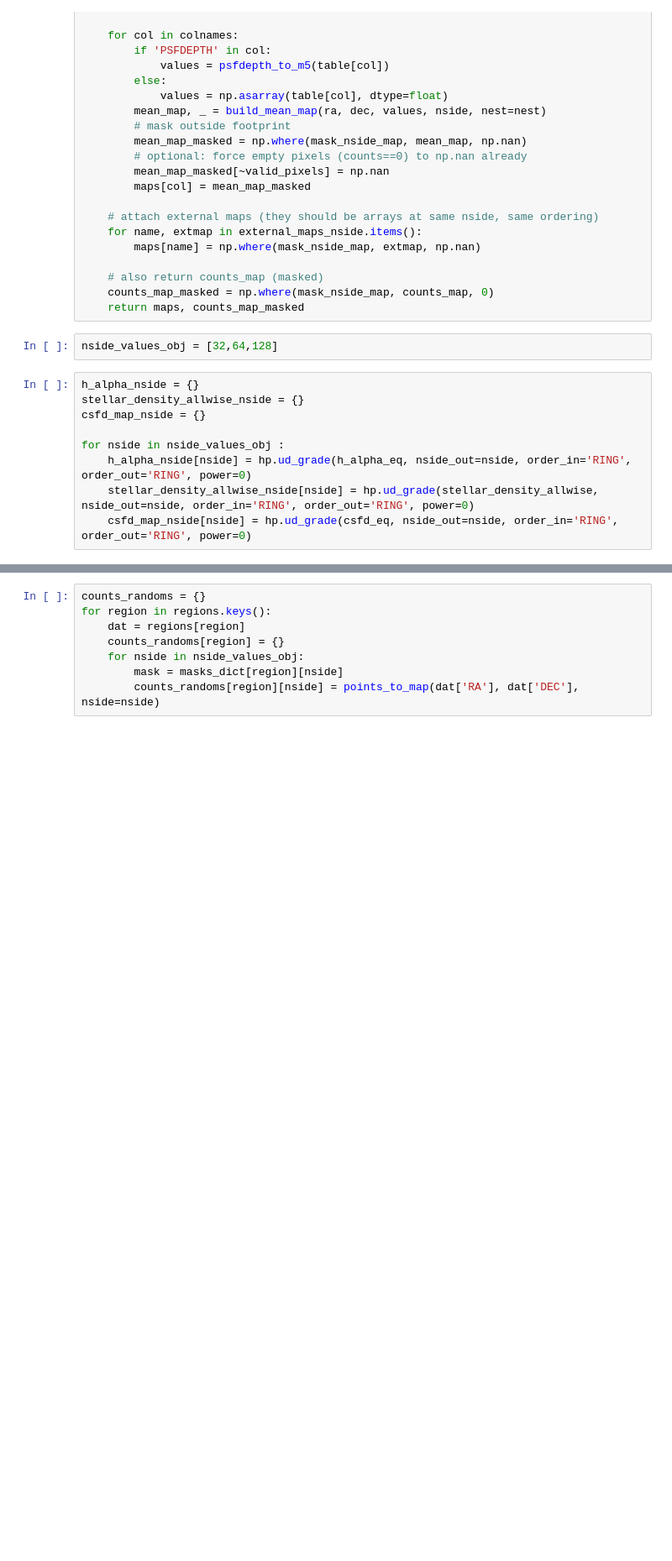
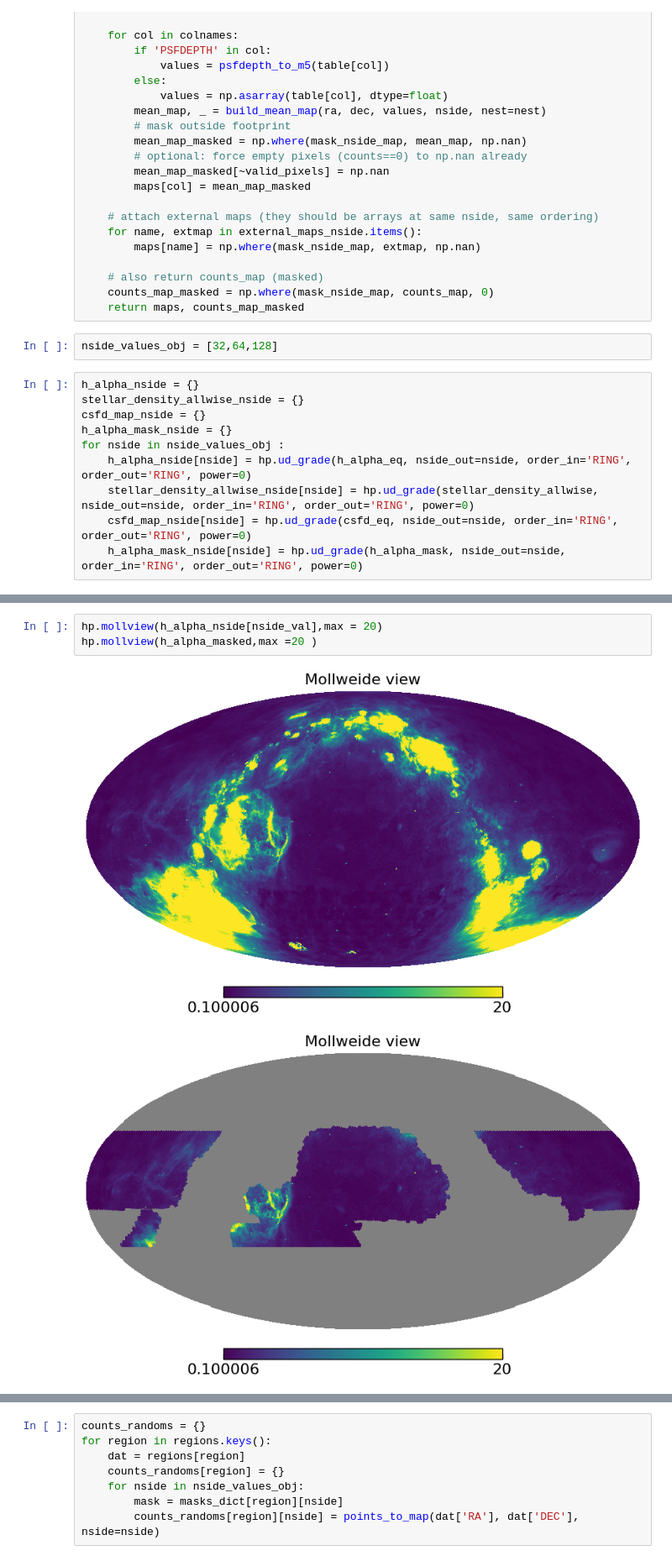
Before and after one commit to Shin107/DESILegacy-PECVEL, a Jupyter notebook: notebooks/imaging_systematics_clean.ipynb, the cells around one changed output, grey strips where cells are left out. Shown at 84% size. Cells and saved outputs as stored; diff of their text form; blank space fills up the shorter version.

```diff
--- a/notebooks/imaging_systematics_clean.ipynb
+++ b/notebooks/imaging_systematics_clean.ipynb
@@ -224,8 +238,9 @@ nside_values_obj = [32,64,128]
 h_alpha_nside = {}
 stellar_density_allwise_nside = {}
 csfd_map_nside = {}
-
+h_alpha_mask_nside = {}
 for nside in nside_values_obj :
     h_alpha_nside[nside] = hp.ud_grade(h_alpha_eq, nside_out=nside, order_in='RING', order_out='RING', power=0)
     stellar_density_allwise_nside[nside] = hp.ud_grade(stellar_density_allwise, nside_out=nside, order_in='RING', order_out='RING', power=0)
     csfd_map_nside[nside] = hp.ud_grade(csfd_eq, nside_out=nside, order_in='RING', order_out='RING', power=0)
+    h_alpha_mask_nside[nside] = hp.ud_grade(h_alpha_mask, nside_out=nside, order_in='RING', order_out='RING', power=0)
@@ -280,0 +307,6 @@ Processing south region at nside=128
+# %%
+hp.mollview(h_alpha_nside[nside_val],max = 20)
+hp.mollview(h_alpha_masked,max =20 )
+# %% [output]
+[figure, added]
+[figure, added]
```
Also changed, not shown: parts of 7 cells of this notebook, 2 other files.
